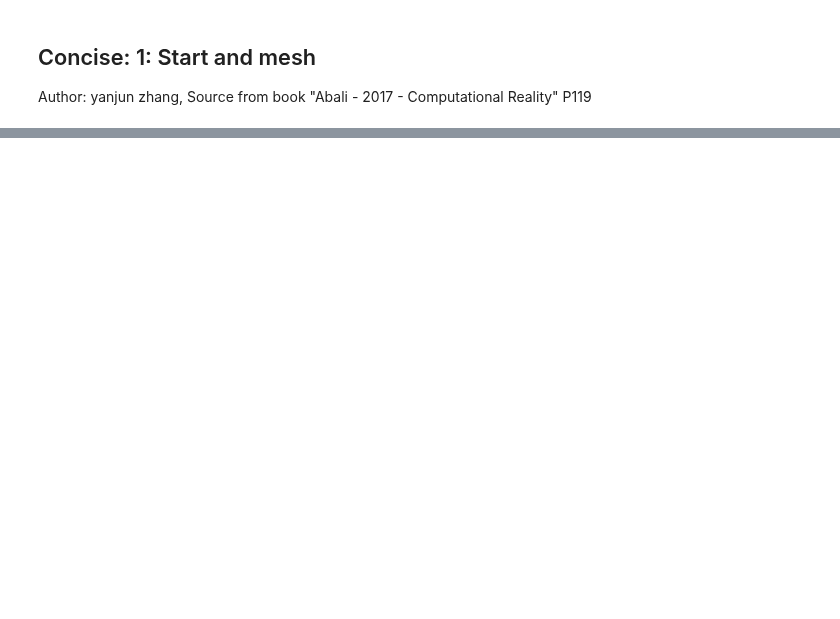
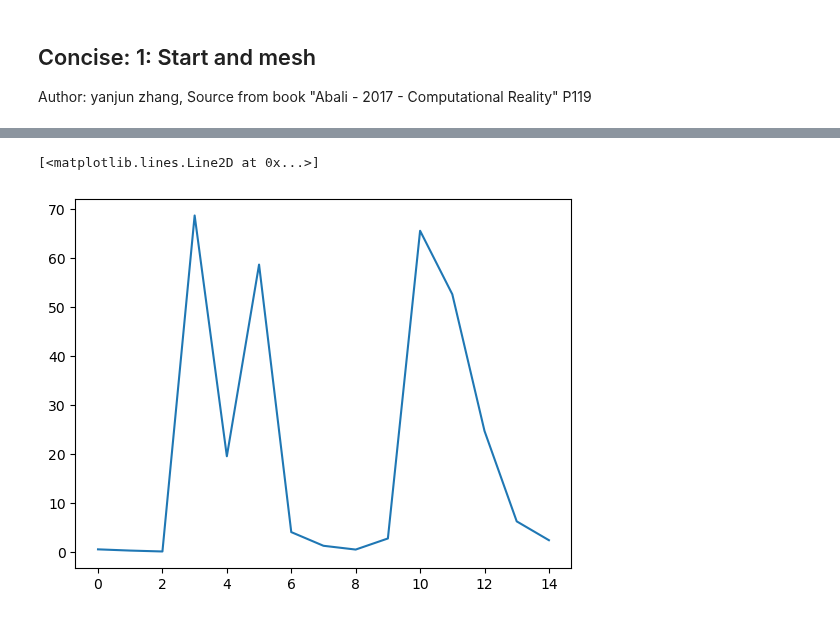
Before and after one commit to yanjun96/thermal_mechanics_fenicsx, a Jupyter notebook: mech_disc/brake_pad_3.ipynb, the cells around one changed output, grey strips where cells are left out. Saved outputs shown, nothing was run; the diff lists cells and outputs as text; code cells hidden in the pictures; blank space fills up the shorter version.

```diff
--- a/mech_disc/brake_pad_3.ipynb
+++ b/mech_disc/brake_pad_3.ipynb
@@ -158,0 +277,5 @@ Simulation environment setup complete.
+# %%
+plt.plot(fraction_c)
+# %% [output]
+[<matplotlib.lines.Line2D at 0x...>]
+[figure, added]
```
Also changed, not shown: parts of 2 cells of this notebook, 11 other files.
